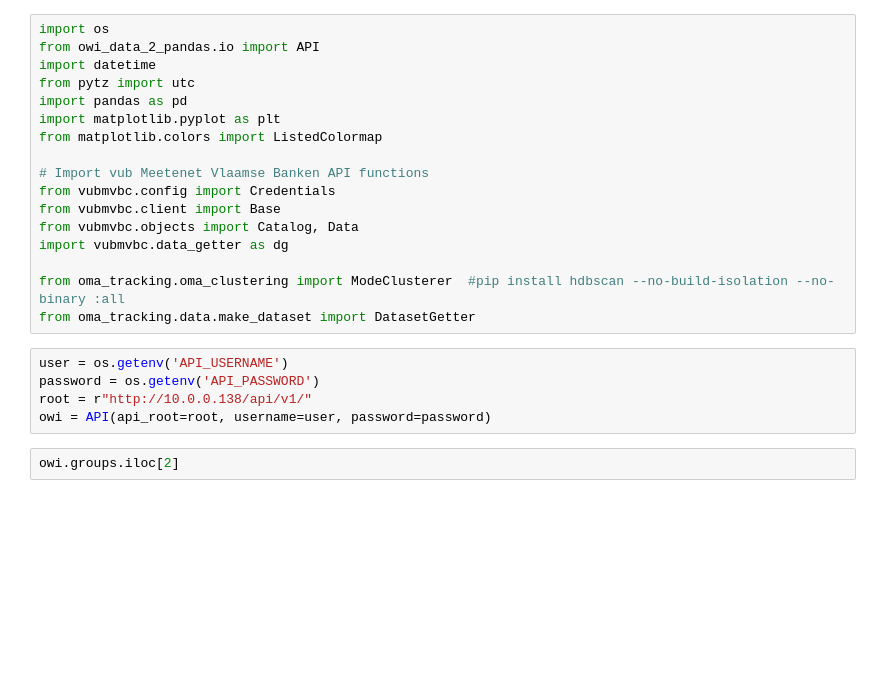
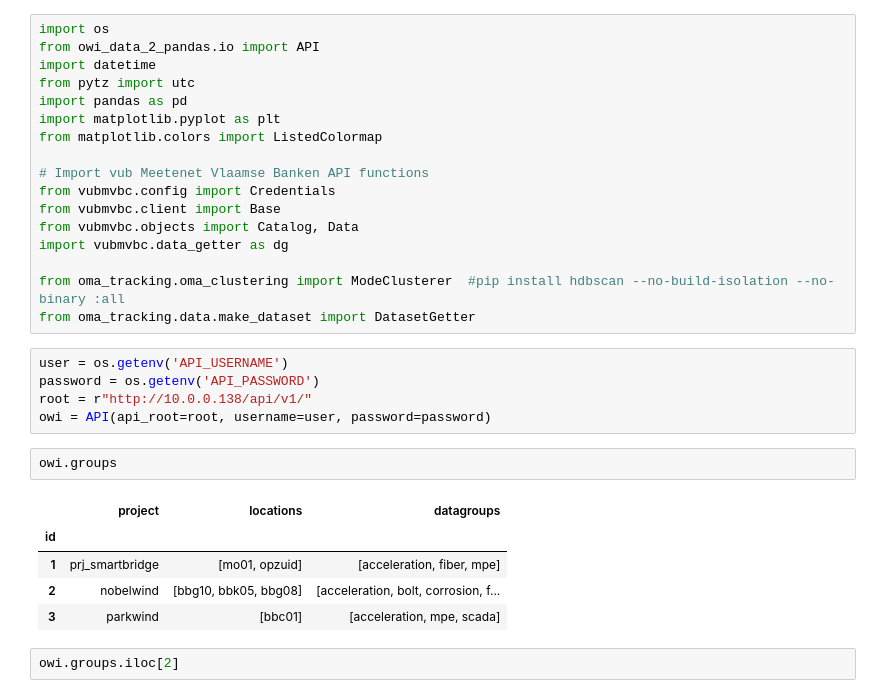
Before and after one commit to WEILMAX/oma_tracking, a Jupyter notebook: notebooks/Belwind/data.ipynb, the cells around one changed output. Cells and saved outputs as stored; diff of their text form; blank space fills up the shorter version.

```diff
--- a/notebooks/Belwind/data.ipynb
+++ b/notebooks/Belwind/data.ipynb
@@ -26,6 +23,14 @@ user = os.getenv('API_USERNAME')
 password = os.getenv('API_PASSWORD')
 root = r"http://10.0.0.138/api/v1/"
 owi = API(api_root=root, username=user, password=password)
+# %%
+owi.groups
+# %% [output]
+|  | project | locations | datagroups |
+| id |  |  |  |
+| 1 | prj_smartbridge | [mo01, opzuid] | [acceleration, fiber, mpe] |
+| 2 | nobelwind | [bbg10, bbk05, bbg08] | [acceleration, bolt, corrosion, f... |
+| 3 | parkwind | [bbc01] | [acceleration, mpe, scada] |
 # %%
 owi.groups.iloc[2]
 # %% [output]
```
Also changed, not shown: parts of 1 cell of this notebook, 4 other files.
